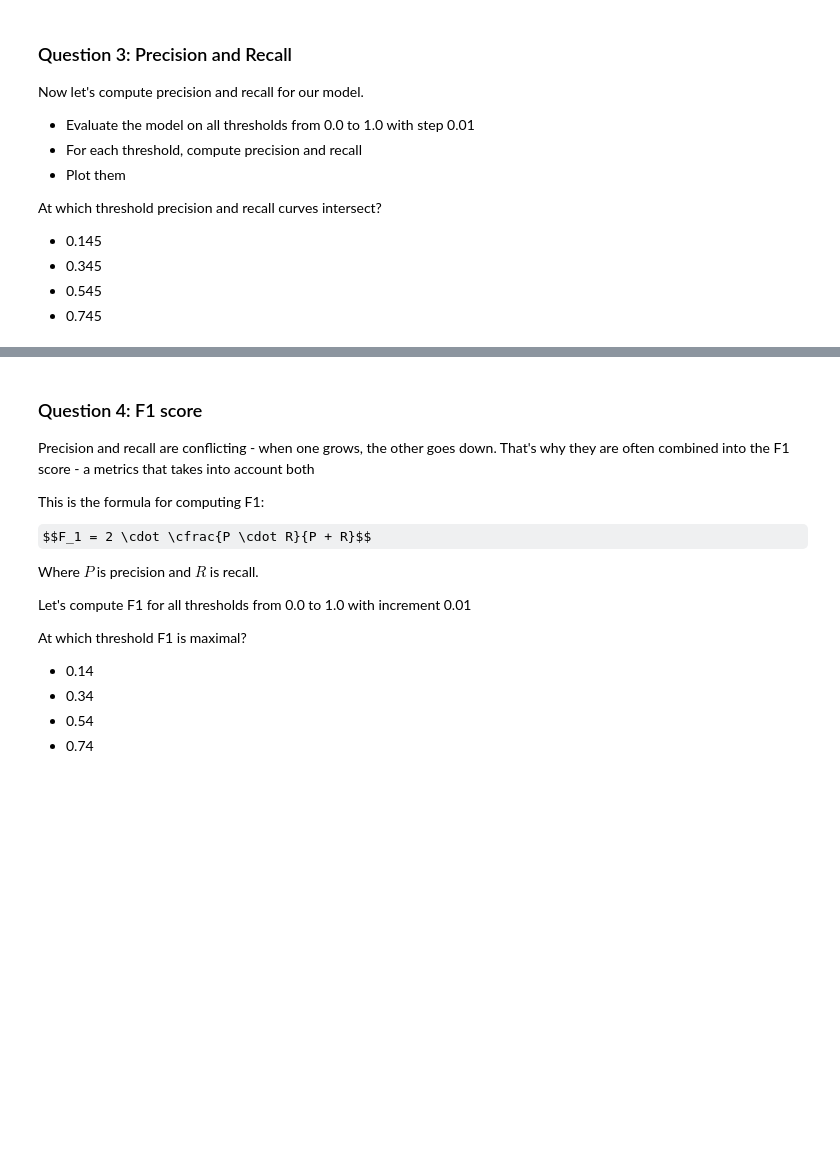
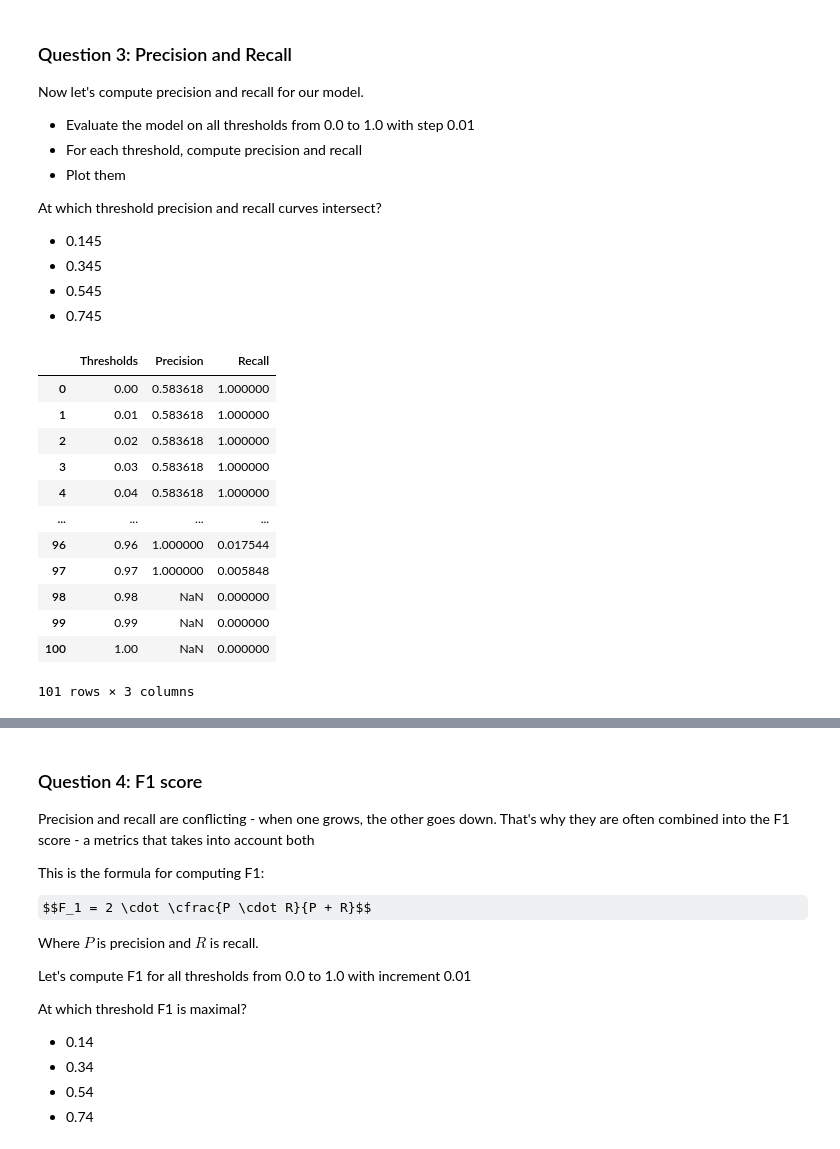
Before and after one commit to MarcioConstancio/ML_Zoomcamp_2025, a Jupyter notebook: Module04/HW04.ipynb, the cells around one changed output, grey strips where cells are left out. Drawn from its saved outputs; the diff is of its cells as text; code cells hidden in the pictures; some formulas as TeX source; blank space fills up the shorter version.

```diff
--- a/Module04/HW04.ipynb
+++ b/Module04/HW04.ipynb
@@ -22,0 +55,5 @@ Split the data into 3 parts: train/validation/test with 60%/20%/20% distribution
+# %%
+categorical_features = df.select_dtypes(include='object').columns
+print(categorical_features)
+numerical_features = df.drop(columns=['converted'], axis = 1).select_dtypes(exclude='object').columns
+print(numerical_features)
@@ -22,0 +65,3 @@ Split the data into 3 parts: train/validation/test with 60%/20%/20% distribution
+# %%
+df[categorical_features] = df[categorical_features].fillna("NA")
+df[numerical_features]= df[numerical_features].fillna(0.0)
@@ -73,3 +183,40 @@ At which threshold precision and recall curves intersect?
 * 0.345
 * 0.545
 * 0.745
+# %%
+df_scores = []
+
+y_pred = model.predict_proba(X_val)[:, 1]
+
+for t in np.linspace(0,1,101):
+    actual_positive = (y_val == 1)
+    actual_negative = (y_val == 0)
+    predict_positive = (y_pred >= t)
+    predict_negative = (y_pred < t)
+
+    tp = (predict_positive & actual_positive).sum()
+    tn = (predict_negative & actual_negative).sum()
+
+    fp = (predict_positive & actual_negative).sum()
+    fn = (predict_negative & actual_positive).sum()
+
+    p = tp / (tp + fp)
+    r = tp / (tp + fn)
+    df_scores.append([t,p,r])
+
+df_scores = pd.DataFrame(df_scores, columns=['Thresholds','Precision','Recall'])
+df_scores
+# %% [output]
+|  | Thresholds | Precision | Recall |
+| 0 | 0.00 | 0.583618 | 1.000000 |
+| 1 | 0.01 | 0.583618 | 1.000000 |
+| 2 | 0.02 | 0.583618 | 1.000000 |
+| 3 | 0.03 | 0.583618 | 1.000000 |
+| 4 | 0.04 | 0.583618 | 1.000000 |
+| ... | ... | ... | ... |
+| 96 | 0.96 | 1.000000 | 0.017544 |
+| 97 | 0.97 | 1.000000 | 0.005848 |
+| 98 | 0.98 | NaN | 0.000000 |
+| 99 | 0.99 | NaN | 0.000000 |
+| 100 | 1.00 | NaN | 0.000000 |
+101 rows × 3 columns
```
Also changed, not shown: parts of 14 cells of this notebook.
